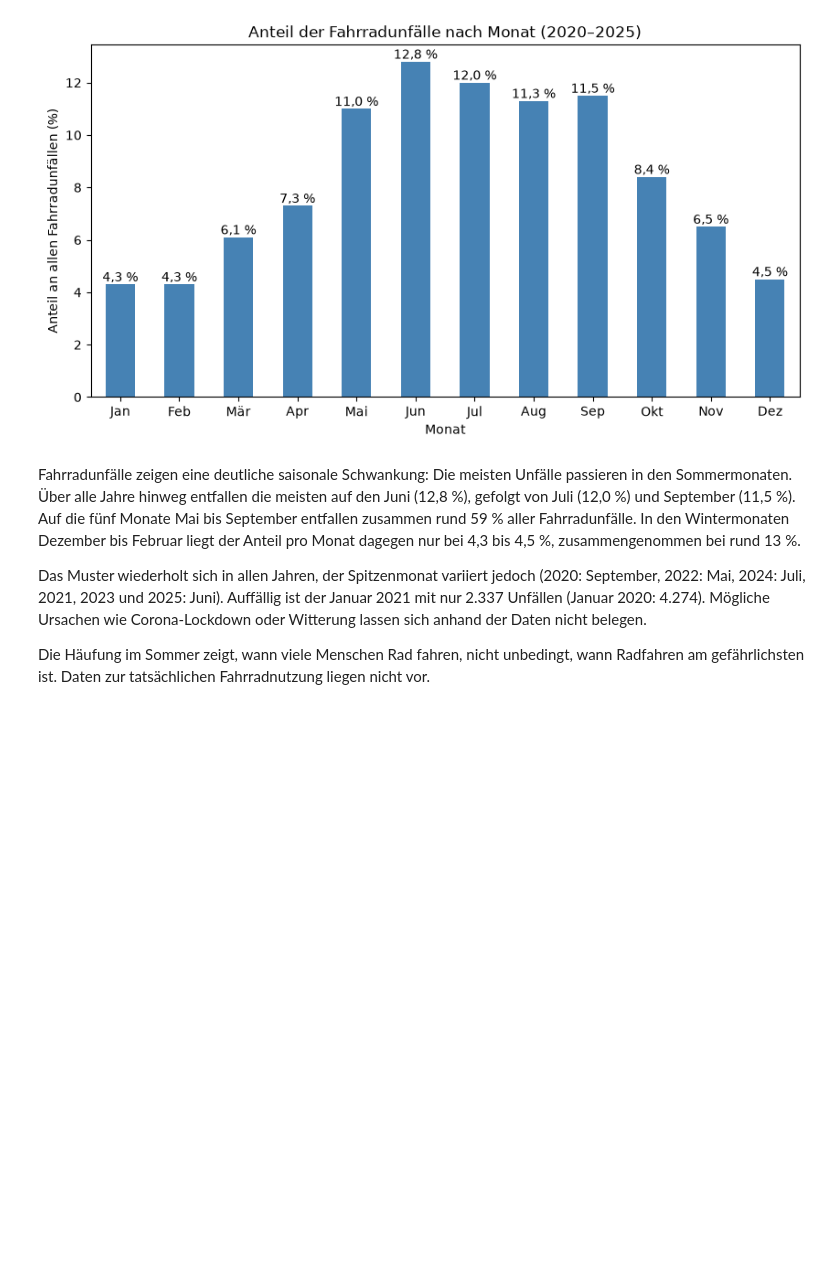
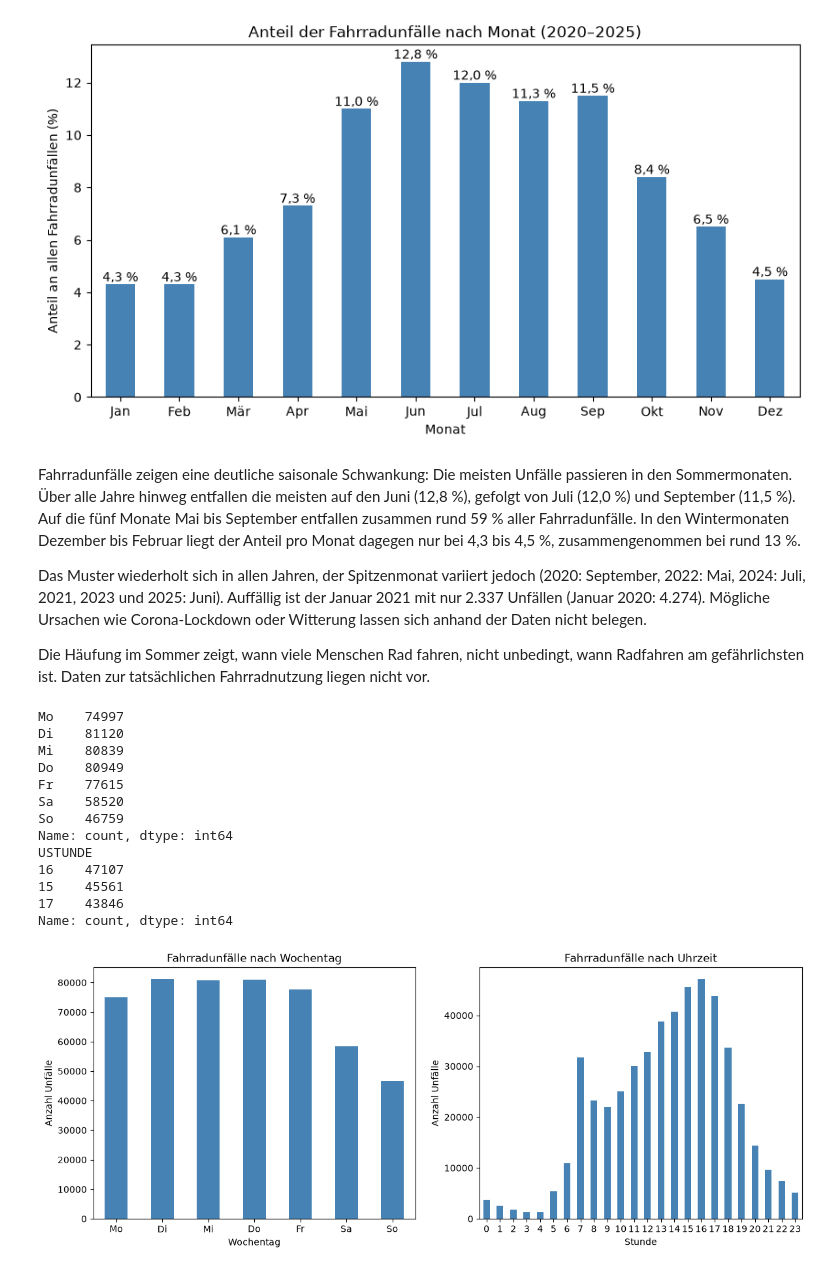
Before and after one commit to RogovaNatalia/Unfallorte_Projekt, a Jupyter notebook: analyse.ipynb, the cells around one changed output. Cells and saved outputs as stored; diff of their text form; code cells hidden in the pictures; blank space fills up the shorter version.

Commit message:
Block 1.3: Anteile nach Wochentag und Uhrzeit

```diff
--- a/analyse.ipynb
+++ b/analyse.ipynb
@@ -184,3 +184,45 @@ Fahrradunfälle zeigen eine deutliche saisonale Schwankung: Die meisten Unfälle
 Das Muster wiederholt sich in allen Jahren, der Spitzenmonat variiert jedoch (2020: September, 2022: Mai, 2024: Juli, 2021, 2023 und 2025: Juni). Auffällig ist der Januar 2021 mit nur 2.337 Unfällen (Januar 2020: 4.274). Mögliche Ursachen wie Corona-Lockdown oder Witterung lassen sich anhand der Daten nicht belegen.
 
 Die Häufung im Sommer zeigt, wann viele Menschen Rad fahren, nicht unbedingt, wann Radfahren am gefährlichsten ist. Daten zur tatsächlichen Fahrradnutzung liegen nicht vor.
+# %%
+#  1.3 Entwicklung der Fahrradunfälle nach Wochentag und Tageszeit
+
+tage = {2: "Mo", 3: "Di", 4: "Mi", 5: "Do", 6: "Fr", 7: "Sa", 1: "So"}
+reihenfolge = [2, 3, 4, 5, 6, 7, 1]
+
+# Wochentage
+rad_tag = df_rad["UWOCHENTAG"].value_counts().reindex(reihenfolge)
+rad_tag.index = [tage[i] for i in rad_tag.index]
+print(rad_tag)
+
+# Tageszeit
+rad_stunde = df_rad["USTUNDE"].value_counts().sort_index()
+print(rad_stunde.sort_values(ascending=False).head(3))
+
+fig, axes = plt.subplots(1, 2, figsize=(14, 5))
+rad_tag.plot(kind="bar", ax=axes[0], color="steelblue")
+axes[0].set_title("Fahrradunfälle nach Wochentag")
+axes[0].set_xlabel("Wochentag")
+axes[0].set_ylabel("Anzahl Unfälle")
+axes[0].tick_params(axis="x", rotation=0)
+
+rad_stunde.plot(kind="bar", ax=axes[1], color="steelblue")
+axes[1].set_title("Fahrradunfälle nach Uhrzeit")
+axes[1].set_xlabel("Stunde")
+axes[1].set_ylabel("Anzahl Unfälle")
+axes[1].tick_params(axis="x", rotation=0);
+# %% [output]
+Mo    74997
+Di    81120
+Mi    80839
+Do    80949
+Fr    77615
+Sa    58520
+So    46759
+Name: count, dtype: int64
+USTUNDE
+16    47107
+15    45561
+17    43846
+Name: count, dtype: int64
+[figure, added]
```
Also changed, not shown: parts of 3 cells of this notebook.
